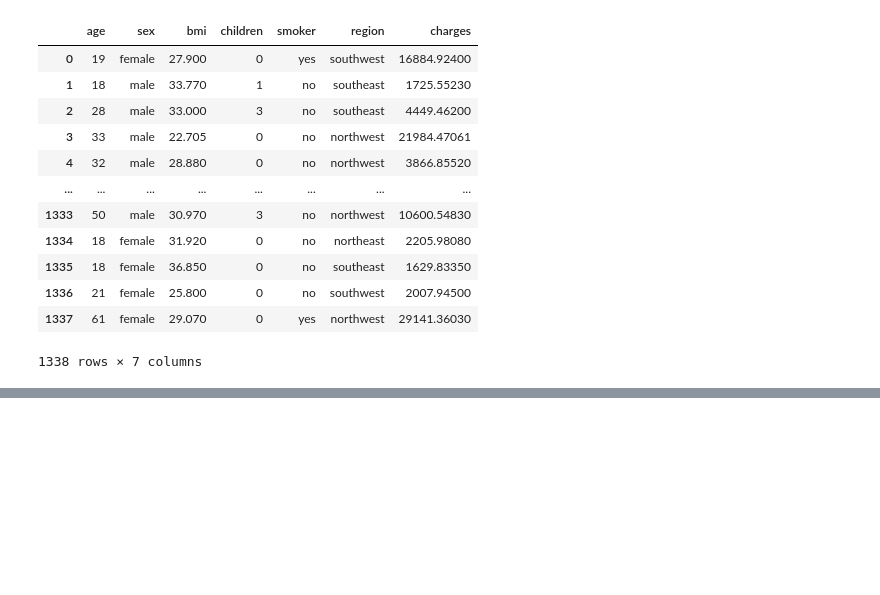
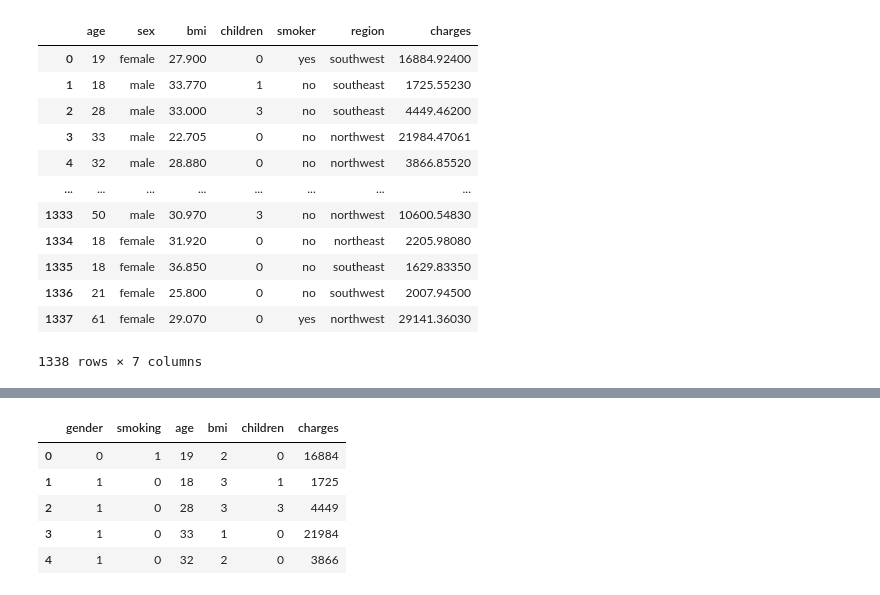
Before and after one commit to upflairs-pvt-ltd/jecrc-AI_ML_example-27thsep2023, a Jupyter notebook: machine learning/Untitled.ipynb, the cells around one changed output, grey strips where cells are left out. Saved outputs shown, nothing was run; the diff lists cells and outputs as text; code cells hidden in the pictures; blank space fills up the shorter version.

```diff
--- a/machine learning/Untitled.ipynb
+++ b/machine learning/Untitled.ipynb
@@ -31,0 +96,3 @@ def categorize_bmi(bmi):
+# %%
+cat_data['gender'] = cat_data['gender'].map({'male':1,'female':0})
+cat_data['smoking'] = cat_data['smoking'].map({'no':0,'yes':1})
@@ -31,0 +137,10 @@ def categorize_bmi(bmi):
+# %%
+complete_df = pd.concat([cat_data,num_data],axis=1)
+complete_df.head()
+# %% [output]
+|  | gender | smoking | age | bmi | children | charges |
+| 0 | 0 | 1 | 19 | 2 | 0 | 16884 |
+| 1 | 1 | 0 | 18 | 3 | 1 | 1725 |
+| 2 | 1 | 0 | 28 | 3 | 3 | 4449 |
+| 3 | 1 | 0 | 33 | 1 | 0 | 21984 |
+| 4 | 1 | 0 | 32 | 2 | 0 | 3866 |
```
Also changed, not shown: parts of 31 cells of this notebook.
